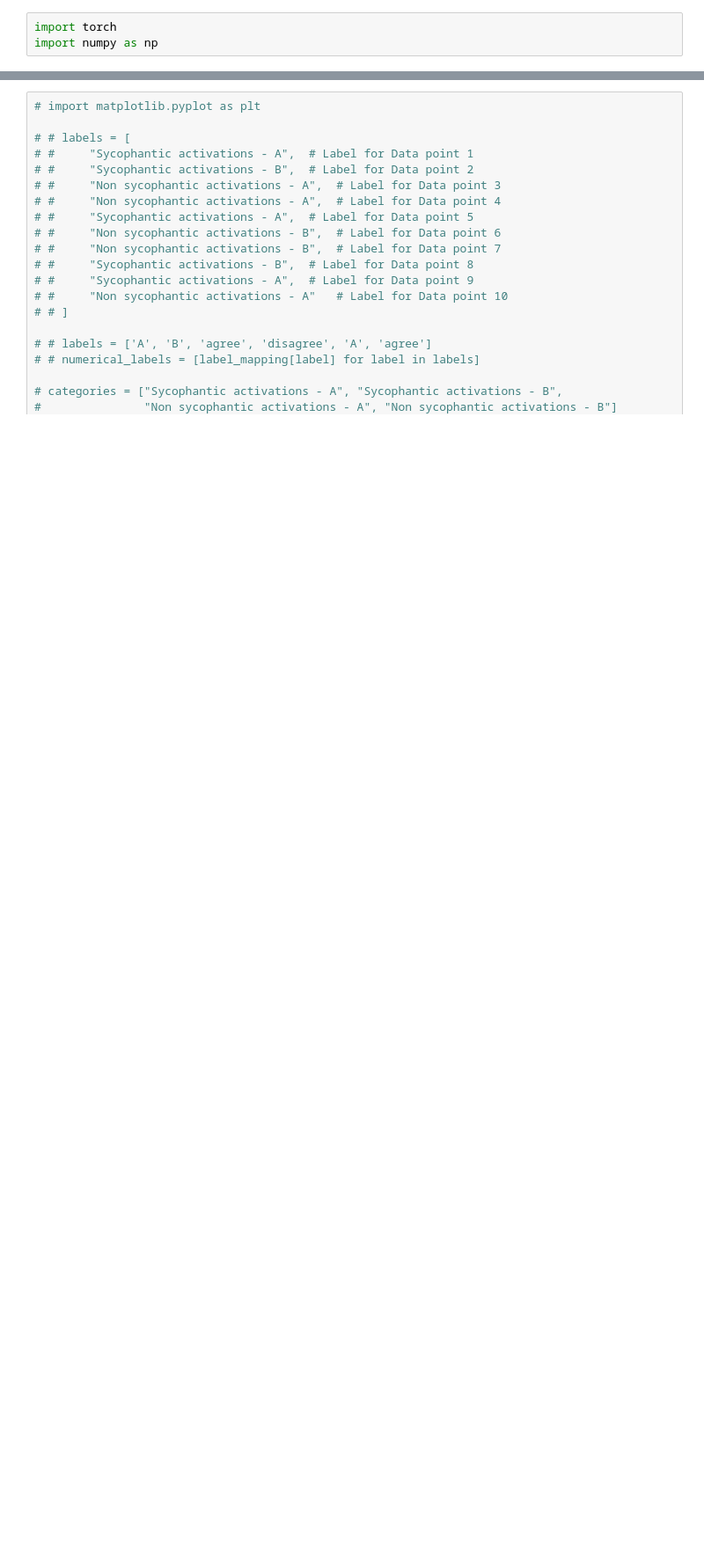
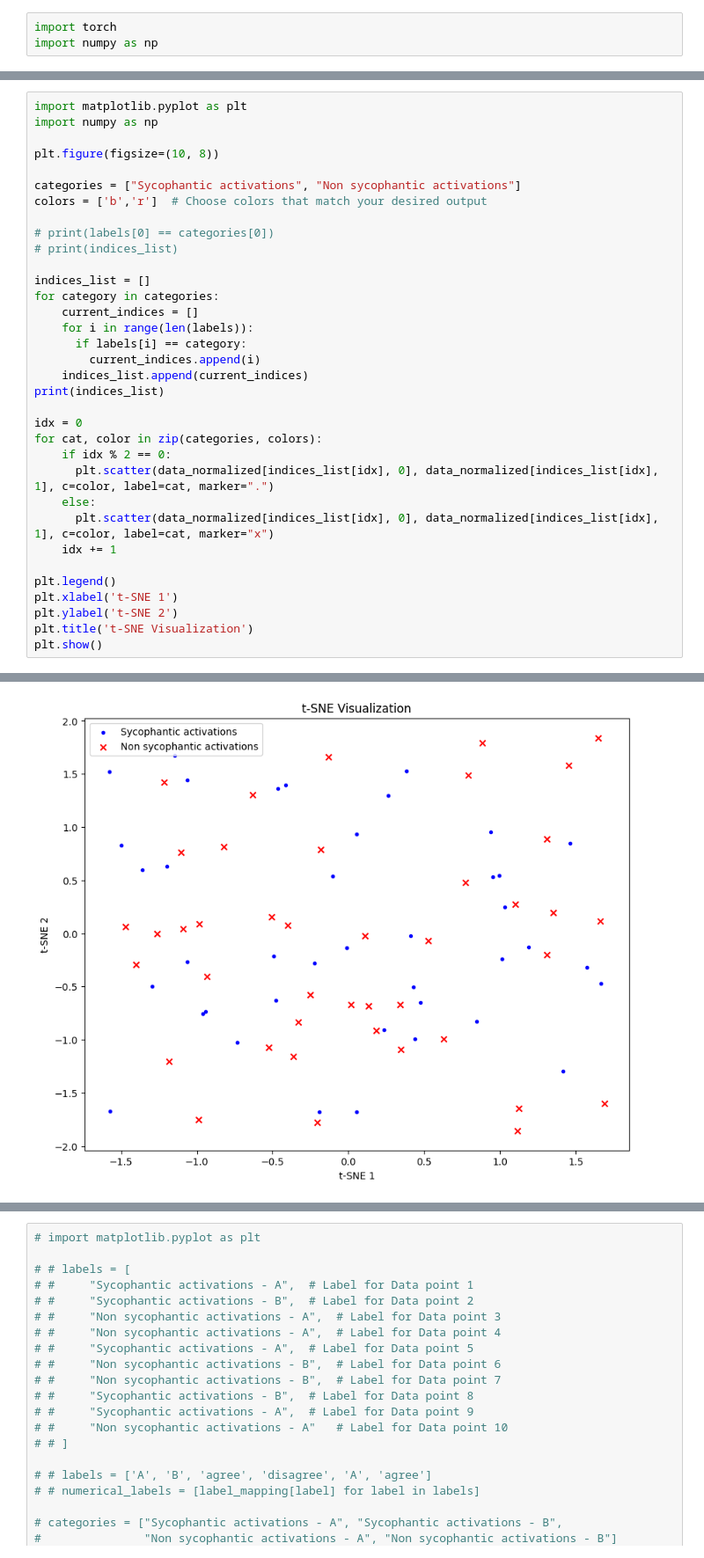
Before and after one commit to shizacharania/SPAR-Sycophancy, a Jupyter notebook: TSNE_activation_visualization.ipynb, the cells around one changed output, grey strips where cells are left out. Shown at 88% size. Cells and saved outputs as stored; diff of their text form; blank space fills up the shorter version.

Commit message:
updated code for the activation visualizations

```diff
--- a/TSNE_activation_visualization.ipynb
+++ b/TSNE_activation_visualization.ipynb
@@ -132 +209,36 @@ labels = [
 ]
+# %%
+import matplotlib.pyplot as plt
+import numpy as np
+
+plt.figure(figsize=(10, 8))
+
+categories = ["Sycophantic activations", "Non sycophantic activations"]
+colors = ['b','r']  # Choose colors that match your desired output
+
+# print(labels[0] == categories[0])
+# print(indices_list)
+
+indices_list = []
+for category in categories:
+    current_indices = []
+    for i in range(len(labels)):
+      if labels[i] == category:
+        current_indices.append(i)
+    indices_list.append(current_indices)
+print(indices_list)
+
+idx = 0
+for cat, color in zip(categories, colors):
+    if idx % 2 == 0:
+      plt.scatter(data_normalized[indices_list[idx], 0], data_normalized[indices_list[idx], 1], c=color, label=cat, marker=".")
+    else:
+      plt.scatter(data_normalized[indices_list[idx], 0], data_normalized[indices_list[idx], 1], c=color, label=cat, marker="x")
+    idx += 1
+
+plt.legend()
+plt.xlabel('t-SNE 1')
+plt.ylabel('t-SNE 2')
+plt.title('t-SNE Visualization')
+plt.show()
+# %% [output]
@@ -133,3 +246,4 @@ labels = [
+[figure, added]
 # %%
 import matplotlib.pyplot as plt
 import numpy as np
```
Also changed, not shown: parts of 13 cells of this notebook.
